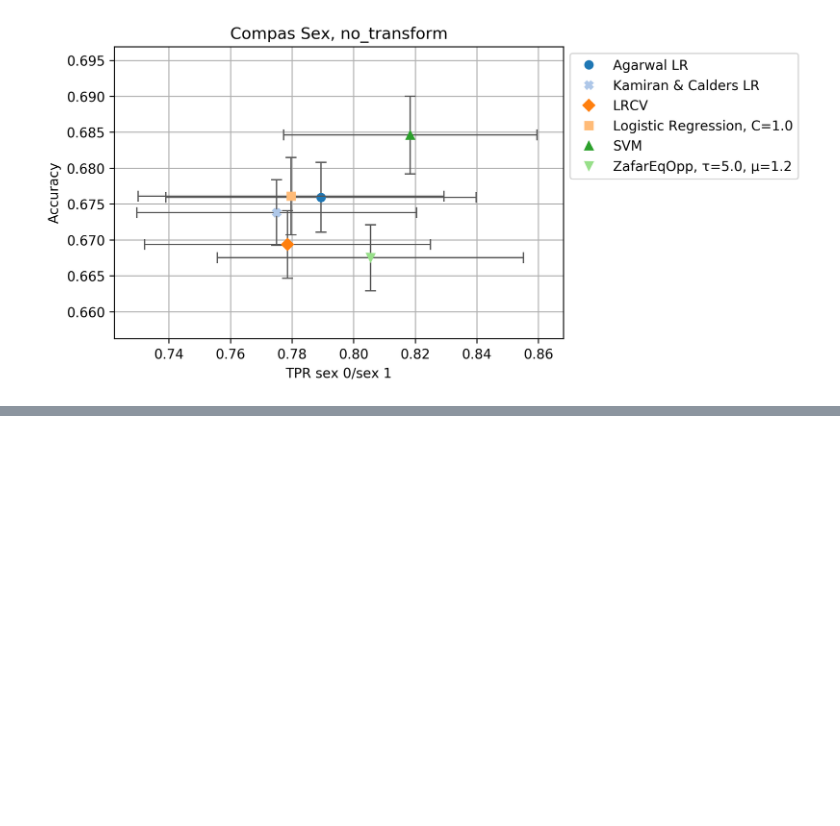
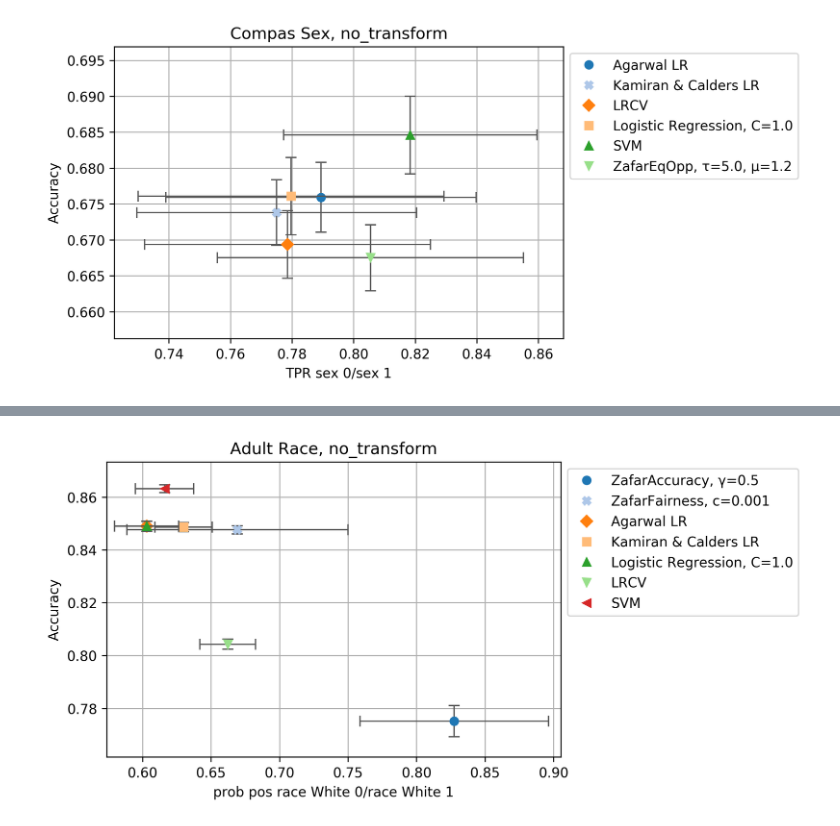
Before and after one commit to wearepal/ethicml-models, a Jupyter notebook: experiments/baselines.ipynb, the cells around one changed output, grey strips where cells are left out. Cells and saved outputs as stored; diff of their text form; code cells hidden in the pictures; blank space fills up the shorter version.

```diff
--- a/experiments/baselines.ipynb
+++ b/experiments/baselines.ipynb
@@ -116,3 +96,5 @@ plot_mean_std_box(results, "Accuracy", "TPR_sex_0/sex_1", save=False, use_cross=
 # %%
-plot_mean_std_box(results.query('~model.str.contains("True")'), "Accuracy", "TPR_race_0/race_1", save=False, use_cross=True)[0][0]
+plot_mean_std_box(dp_results, "Accuracy", "prob_pos_race_White_0/race_White_1", save=False, use_cross=True)[0][0]
+# %% [output]
+[figure, added]
 # %%
```
Also changed, not shown: parts of 12 cells of this notebook, 12 other files.
